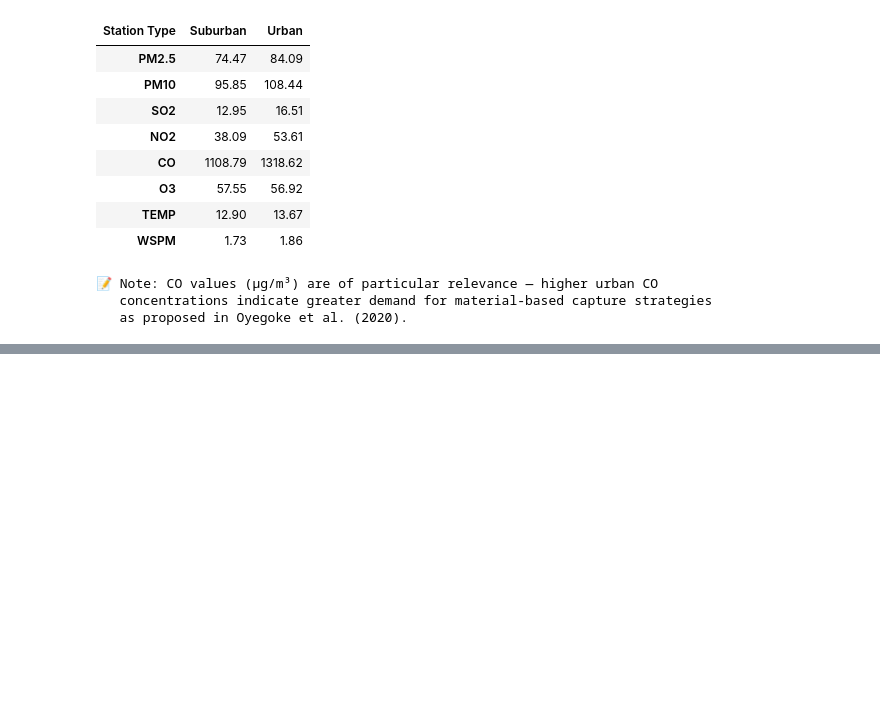
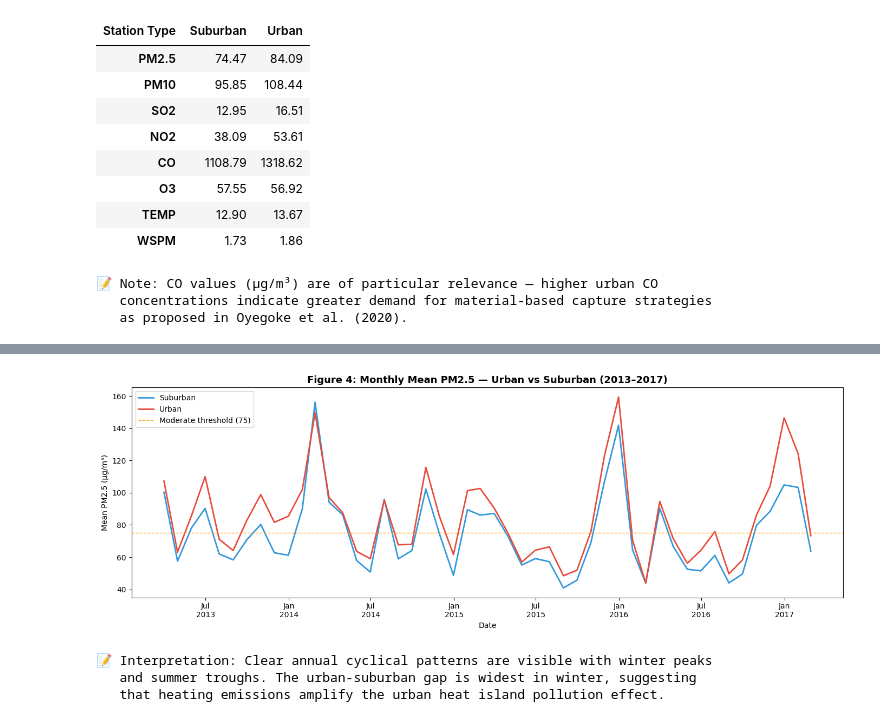
Before and after one commit to oyegokeademola25-beep/ASSESSMENT_DATA_SET, a Jupyter notebook: Copy_of_CMP7001_Assessment.ipynb, the cells around one changed output, grey strips where cells are left out. Drawn from its saved outputs; the diff is of its cells as text; code cells hidden in the pictures; blank space fills up the shorter version.

```diff
--- a/Copy_of_CMP7001_Assessment.ipynb
+++ b/Copy_of_CMP7001_Assessment.ipynb
@@ -943,0 +1079,41 @@ print("   as proposed in Oyegoke et al. (2020).")
+# %%
+# =============================================================================
+# FIGURE 4: MONTHLY PM2.5 TREND — URBAN vs SUBURBAN COMPARISON
+# =============================================================================
+# A line chart of monthly mean PM2.5 shows temporal trends over the 4-year
+# study period. Overlaying Urban and Suburban lines on the same axes allows
+# direct visual assessment of the urban-suburban gap across all months.
+#
+# We use groupby on both 'date' (resampled monthly) and 'station_type'.
+# The shaded band (fill_between) represents ±1 standard deviation, indicating
+# how variable the monthly mean is across the four years of data.
+# =============================================================================
+
+df_ts = df.set_index('date')
+monthly = df_ts.groupby('station_type')['PM2.5'].resample('ME').mean().reset_index()
+
+fig, ax = plt.subplots(figsize=(14, 5))
+colors_stype = {'Urban':'#E74C3C','Suburban':'#3498DB'}
+
+for stype, grp in monthly.groupby('station_type'):
+    ax.plot(grp['date'], grp['PM2.5'], color=colors_stype[stype],
+            linewidth=2, label=stype)
+
+ax.set_title('Figure 4: Monthly Mean PM2.5 — Urban vs Suburban (2013–2017)',
+             fontsize=13, fontweight='bold')
+ax.set_xlabel('Date')
+ax.set_ylabel('Mean PM2.5 (µg/m³)')
+ax.axhline(75, color='orange', linestyle='--', linewidth=1, label='Moderate threshold (75)')
+ax.legend(fontsize=10)
+ax.xaxis.set_major_formatter(plt.matplotlib.dates.DateFormatter('%b\n%Y'))
+plt.tight_layout()
+plt.savefig('fig4_monthly_trend.png', dpi=150, bbox_inches='tight')
+plt.show()
+print("📝 Interpretation: Clear annual cyclical patterns are visible with winter peaks")
+print("   and summer troughs. The urban-suburban gap is widest in winter, suggesting")
+print("   that heating emissions amplify the urban heat island pollution effect.")
+# %% [output]
+[figure, added]
+📝 Interpretation: Clear annual cyclical patterns are visible with winter peaks
+   and summer troughs. The urban-suburban gap is widest in winter, suggesting
+   that heating emissions amplify the urban heat island pollution effect.
```
Also changed, not shown: parts of 12 cells of this notebook.
